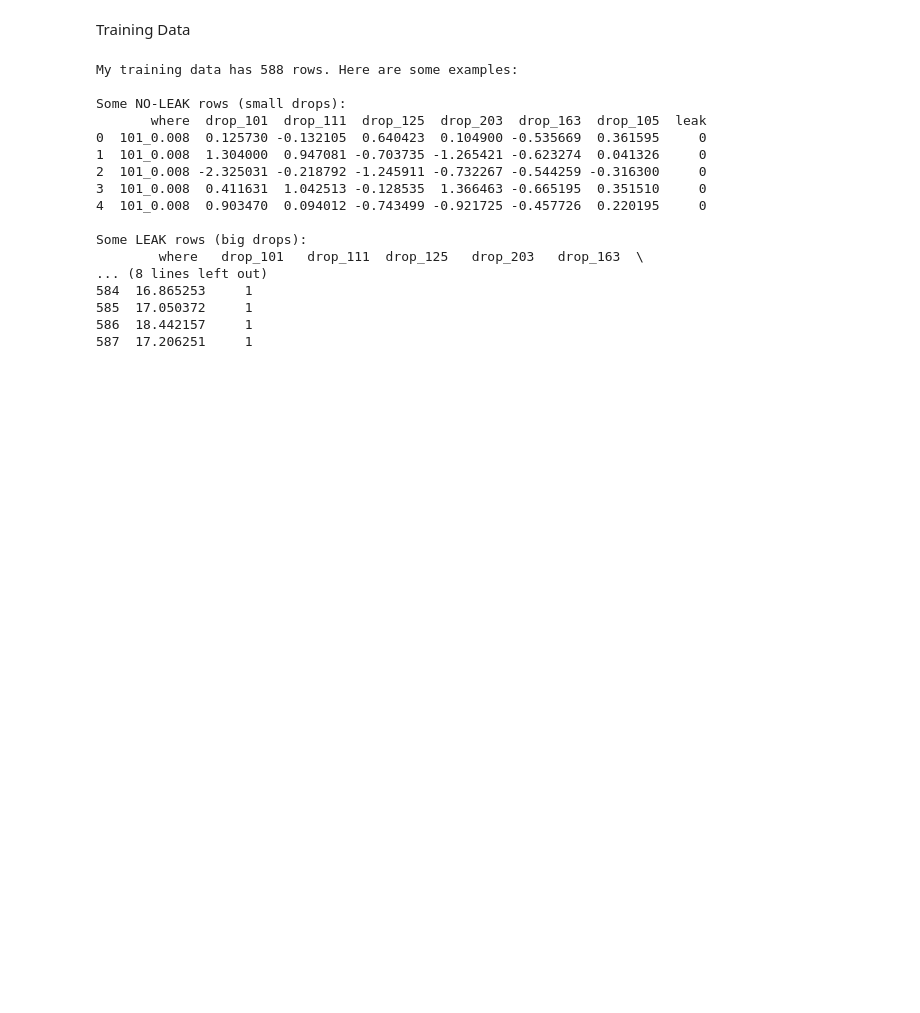
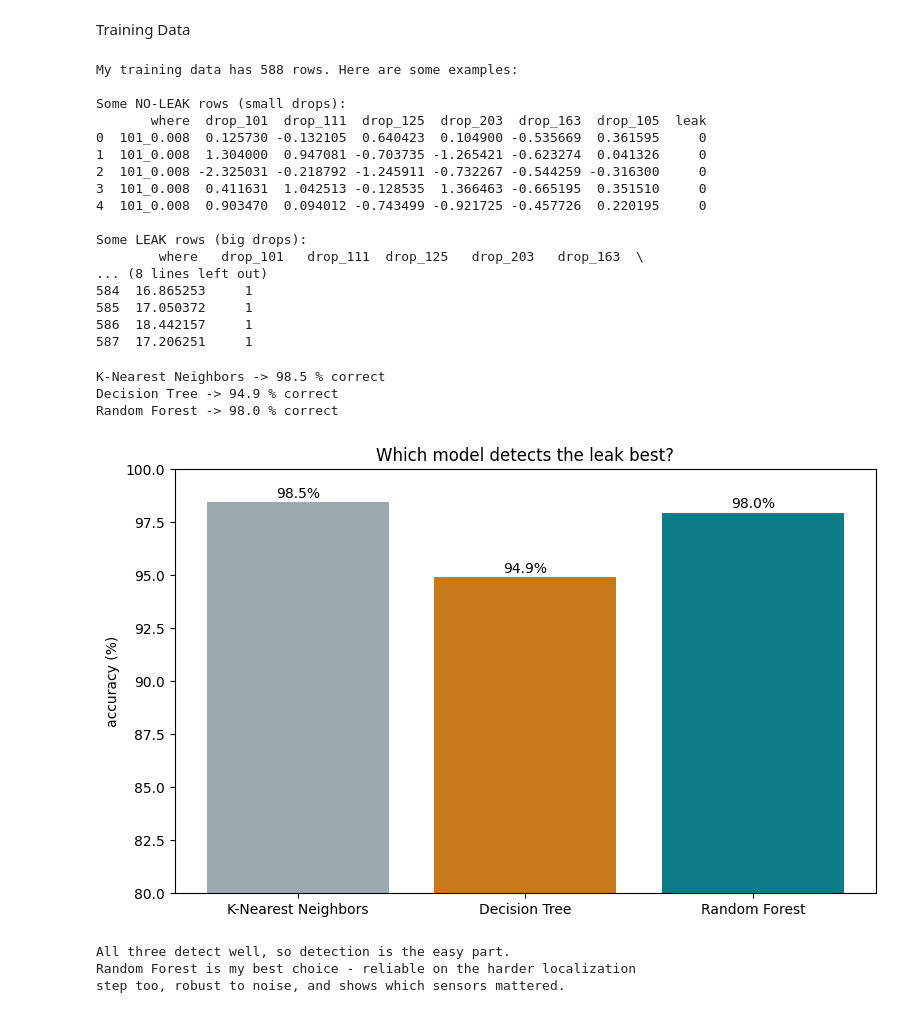
Before and after one commit to Ravali0708/Leak-Watch---Machine-Learning-for-Water-Leak-Detection-Localization-and-Emergency-Dispatch, a Jupyter notebook: MS_Project.ipynb, the cells around one changed output. Drawn from its saved outputs; the diff is of its cells as text; code cells hidden in the pictures; blank space fills up the shorter version.

```diff
--- a/MS_Project.ipynb
+++ b/MS_Project.ipynb
@@ -281,13 +281,54 @@ Some LEAK rows (big drops):
 # %%
 #MODEL COMPARISON
 
-from sklearn.linear_model import LogisticRegression        # a straight-line model (baseline)
+
 from sklearn.neighbors import KNeighborsClassifier         # looks at the most similar past readings
 from sklearn.tree import DecisionTreeClassifier            # one flowchart of yes/no questions
 from sklearn.ensemble import RandomForestClassifier        # many trees that vote (my model)
 from sklearn.model_selection import train_test_split       # to split into train and test
 import matplotlib.pyplot as plt                            # to draw a comparison chart
 
 train_ex, test_ex = train_test_split(examples, test_size=0.3, random_state=1)  # split the examples
 train = data[data["where"].isin(train_ex)]                 # training rows
 test = data[data["where"].isin(test_ex)]                   # testing rows
+
+# put the three models in a dictionary with a name for each
+models = {                                                 # a name for each model
+    "K-Nearest Neighbors": KNeighborsClassifier(n_neighbors=5),  # distance family
+    "Decision Tree": DecisionTreeClassifier(random_state=0),     # tree (single)
+    "Random Forest": RandomForestClassifier(random_state=0),     # tree (many, my choice)
+}
+
+names = []                                                 # to remember model names
+scores = []                                                # to remember each accuracy
+for name in models:                                        # go through each model
+    model = models[name]                                   # pick this model
+    model.fit(train[input_columns], train["leak"])         # train it on the training rows
+    score = model.score(test[input_columns], test["leak"]) * 100  # test it on the testing rows
+    print(name, "->", round(score, 1), "% correct")        # print its accuracy
+    names.append(name)                                     # keep the name
+    scores.append(score)                                   # keep the score
+
+# draw a bar chart so the comparison is easy to see
+plt.figure(figsize=(8, 5))                                 # set the chart size
+bars = plt.bar(names, scores, color=["#9aaab0", "#C8791A", "#0E7C86"])  # my model in teal
+plt.ylim(80, 100)                                          # zoom in near the top so gaps show
+plt.ylabel("accuracy (%)")                                 # side label
+plt.title("Which model detects the leak best?")           # chart title
+for bar, s in zip(bars, scores):                           # write the number on top of each bar
+    plt.text(bar.get_x() + bar.get_width()/2, s + 0.2, str(round(s, 1)) + "%", ha="center")
+plt.tight_layout()                                         # tidy the spacing
+plt.show()                                                 # show the picture
+
+# say in plain words what i learned
+print("All three detect well, so detection is the easy part.")
+print("Random Forest is my best choice - reliable on the harder localization")
+print("step too, robust to noise, and shows which sensors mattered.")
+# %% [output]
+K-Nearest Neighbors -> 98.5 % correct
+Decision Tree -> 94.9 % correct
+Random Forest -> 98.0 % correct
+[figure, added]
+All three detect well, so detection is the easy part.
+Random Forest is my best choice - reliable on the harder localization
+step too, robust to noise, and shows which sensors mattered.
```
Also changed, not shown: parts of 1 cell of this notebook.
